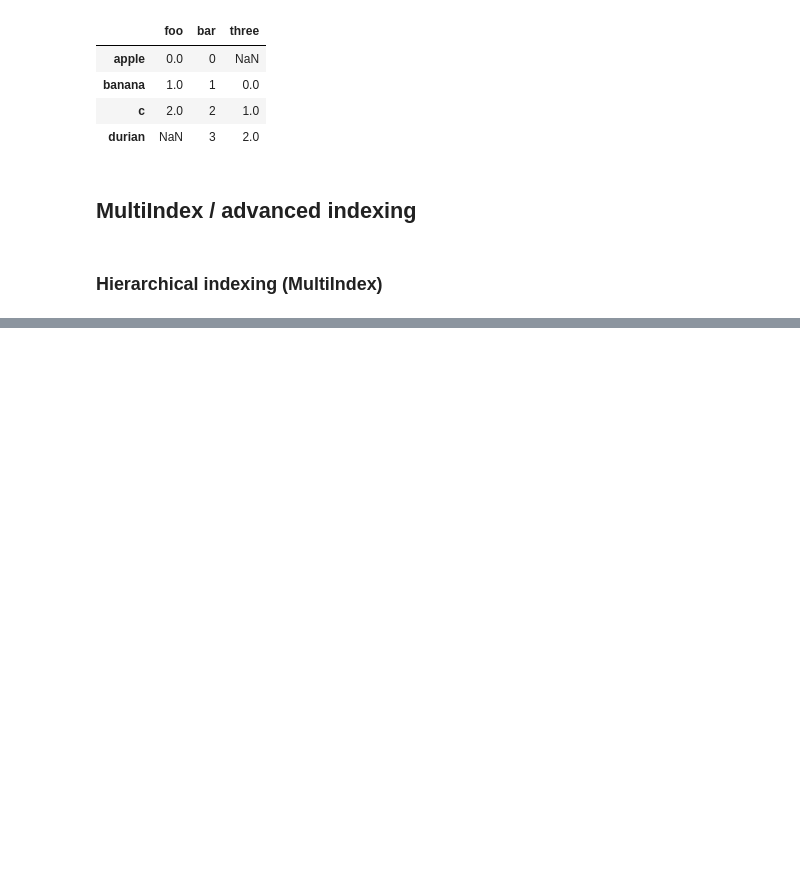
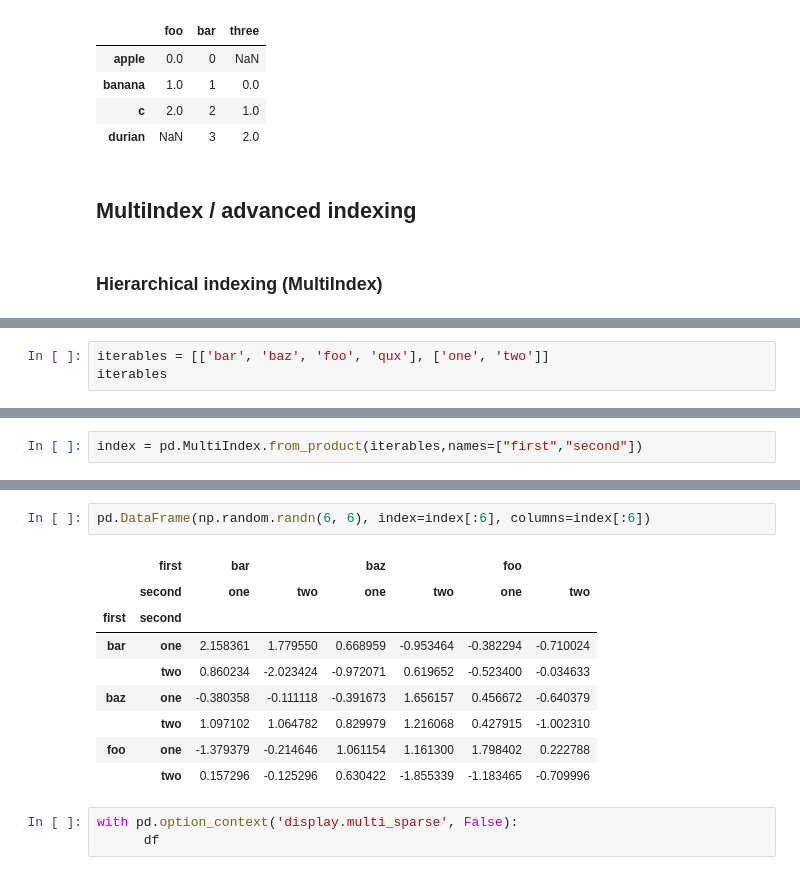
Before and after one commit to sushtend/100-days-of-ml-code, a Jupyter notebook: code/ml/pandas/Essential basic functionality.ipynb, the cells around one changed output, grey strips where cells are left out. Cells and saved outputs as stored; diff of their text form; blank space fills up the shorter version.

```diff
--- a/code/ml/pandas/Essential basic functionality.ipynb
+++ b/code/ml/pandas/Essential basic functionality.ipynb
@@ -1524,0 +1569,3 @@ df.rename(columns={'one': 'foo', 'two': 'bar'},
+# %%
+iterables = [['bar', 'baz', 'foo', 'qux'], ['one', 'two']]
+iterables
@@ -1524,0 +1574,2 @@ df.rename(columns={'one': 'foo', 'two': 'bar'},
+# %%
+index = pd.MultiIndex.from_product(iterables,names=["first","second"])
@@ -1524,0 +1647,15 @@ df.rename(columns={'one': 'foo', 'two': 'bar'},
+# %%
+pd.DataFrame(np.random.randn(6, 6), index=index[:6], columns=index[:6])
+# %% [output]
+|  | first | bar |  | baz |  | foo |  |
+|  | second | one | two | one | two | one | two |
+| first | second |  |  |  |  |  |  |
+| bar | one | 2.158361 | 1.779550 | 0.668959 | -0.953464 | -0.382294 | -0.710024 |
+|  | two | 0.860234 | -2.023424 | -0.972071 | 0.619652 | -0.523400 | -0.034633 |
+| baz | one | -0.380358 | -0.111118 | -0.391673 | 1.656157 | 0.456672 | -0.640379 |
+|  | two | 1.097102 | 1.064782 | 0.829979 | 1.216068 | 0.427915 | -1.002310 |
+| foo | one | -1.379379 | -0.214646 | 1.061154 | 1.161300 | 1.798402 | 0.222788 |
+|  | two | 0.157296 | -0.125296 | 0.630422 | -1.855339 | -1.183465 | -0.709996 |
+# %%
+with pd.option_context('display.multi_sparse', False):
+      df
```
Also changed, not shown: parts of 46 cells of this notebook.
